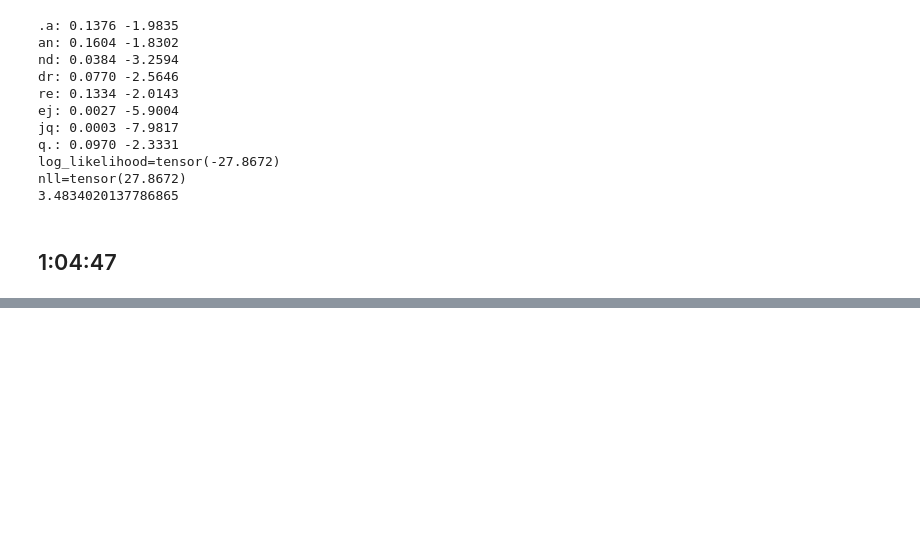
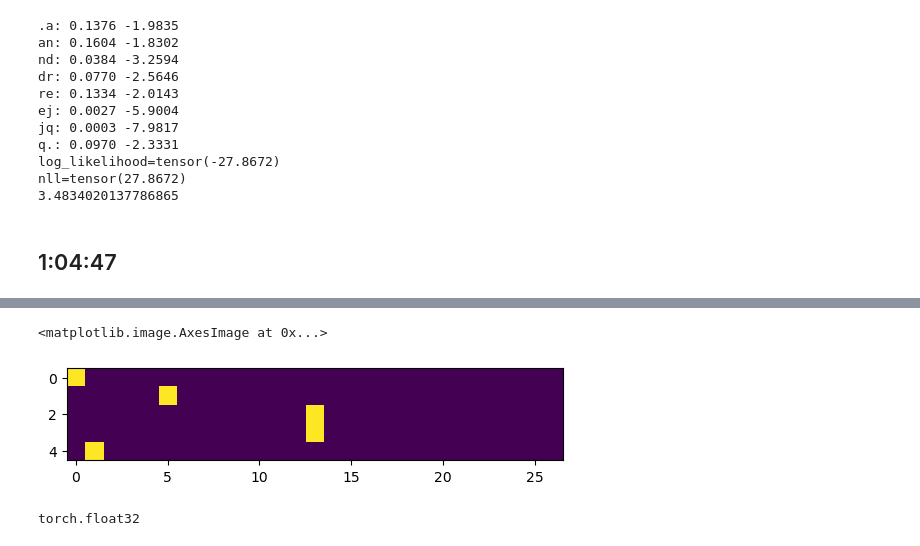
Before and after one commit to ssocolow/nn-zero-to-hero, a Jupyter notebook: lectures/makemore/mefollowingyay.ipynb, the cells around one changed output, grey strips where cells are left out. Drawn from its saved outputs; the diff is of its cells as text; code cells hidden in the pictures; blank space fills up the shorter version.

```diff
--- a/lectures/makemore/mefollowingyay.ipynb
+++ b/lectures/makemore/mefollowingyay.ipynb
@@ -217,3 +217,18 @@ nll=tensor(27.8672)
 3.4834020137786865
 # %% [markdown]
 ## 1:04:47
+# %%
+# create the training set of all the bigrams
+xs, ys = [], []
+
+for w in words[:1]:
+    chs = ['.'] + list(w) + ['.']
+    for ch1, ch2 in zip(chs, chs[1:]):
+        print(ch1, ch2)
+        ix1 = stoi[ch1]
+        ix2 = stoi[ch2]
+        xs.append(ix1)
+        ys.append(ix2)
+
+xs = torch.tensor(xs)
+ys = torch.tensor(ys)
@@ -219,0 +249,4 @@ nll=tensor(27.8672)
+# %%
+import torch.nn.functional as F
+xenc = F.one_hot(xs, num_classes=27).float()
+xenc
@@ -219,0 +264,9 @@ nll=tensor(27.8672)
+# %%
+plt.imshow(xenc)
+# %% [output]
+<matplotlib.image.AxesImage at 0x...>
+[figure, added]
+# %%
+xenc.dtype
+# %% [output]
+torch.float32
```
Also changed, not shown: parts of 12 cells of this notebook.
